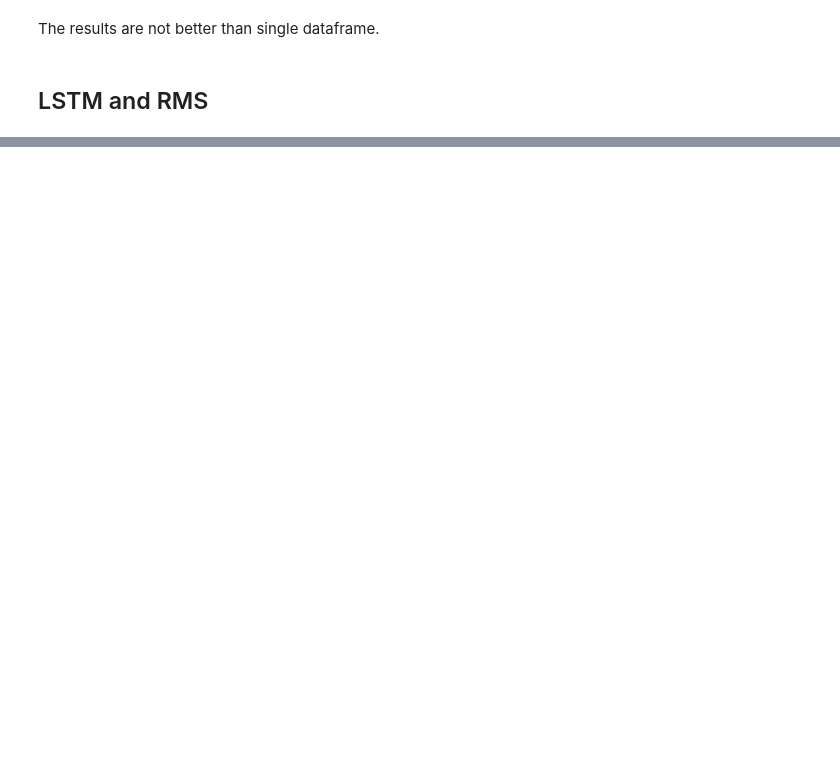
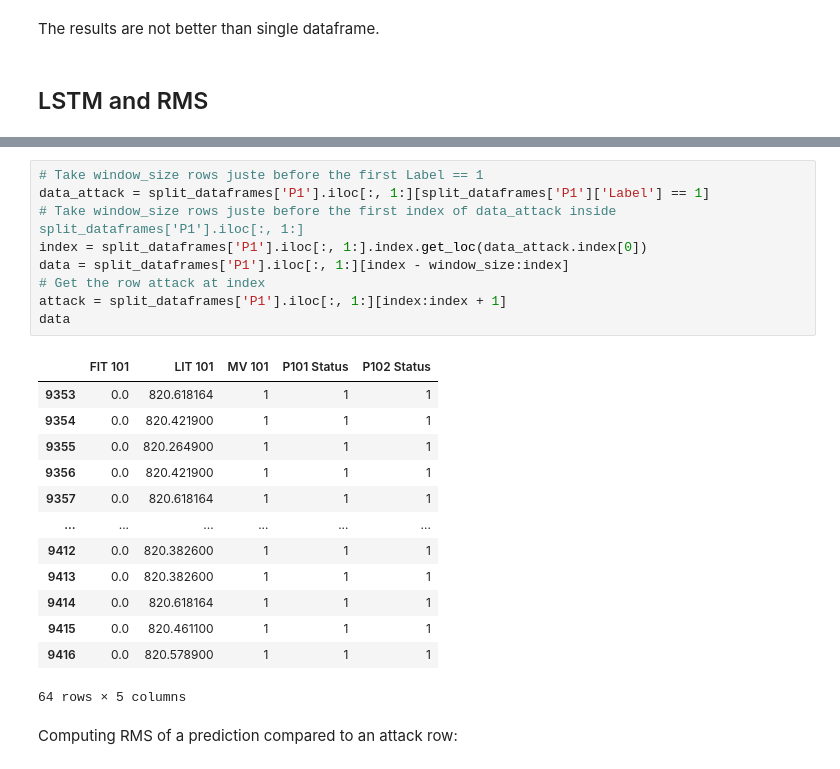
Before and after one commit to Coartix/MLsecu, a Jupyter notebook: MLsecuProject.ipynb, the cells around one changed output, grey strips where cells are left out. Saved outputs shown, nothing was run; the diff lists cells and outputs as text; blank space fills up the shorter version.

```diff
--- a/MLsecuProject.ipynb
+++ b/MLsecuProject.ipynb
@@ -478,0 +493,25 @@ KeyError: 'some_sensor_column'
+# %%
+# Take window_size rows juste before the first Label == 1
+data_attack = split_dataframes['P1'].iloc[:, 1:][split_dataframes['P1']['Label'] == 1]
+# Take window_size rows juste before the first index of data_attack inside split_dataframes['P1'].iloc[:, 1:]
+index = split_dataframes['P1'].iloc[:, 1:].index.get_loc(data_attack.index[0])
+data = split_dataframes['P1'].iloc[:, 1:][index - window_size:index]
+# Get the row attack at index
+attack = split_dataframes['P1'].iloc[:, 1:][index:index + 1]
+data
+# %% [output]
+|  | FIT 101 | LIT 101 | MV 101 | P101 Status | P102 Status |
+| 9353 | 0.0 | 820.618164 | 1 | 1 | 1 |
+| 9354 | 0.0 | 820.421900 | 1 | 1 | 1 |
+| 9355 | 0.0 | 820.264900 | 1 | 1 | 1 |
+| 9356 | 0.0 | 820.421900 | 1 | 1 | 1 |
+| 9357 | 0.0 | 820.618164 | 1 | 1 | 1 |
+| ... | ... | ... | ... | ... | ... |
+| 9412 | 0.0 | 820.382600 | 1 | 1 | 1 |
+| 9413 | 0.0 | 820.382600 | 1 | 1 | 1 |
+| 9414 | 0.0 | 820.618164 | 1 | 1 | 1 |
+| 9415 | 0.0 | 820.461100 | 1 | 1 | 1 |
+| 9416 | 0.0 | 820.578900 | 1 | 1 | 1 |
+64 rows × 5 columns
+# %% [markdown]
+Computing RMS of a prediction compared to an attack row:
```
Also changed, not shown: parts of 17 cells of this notebook.
